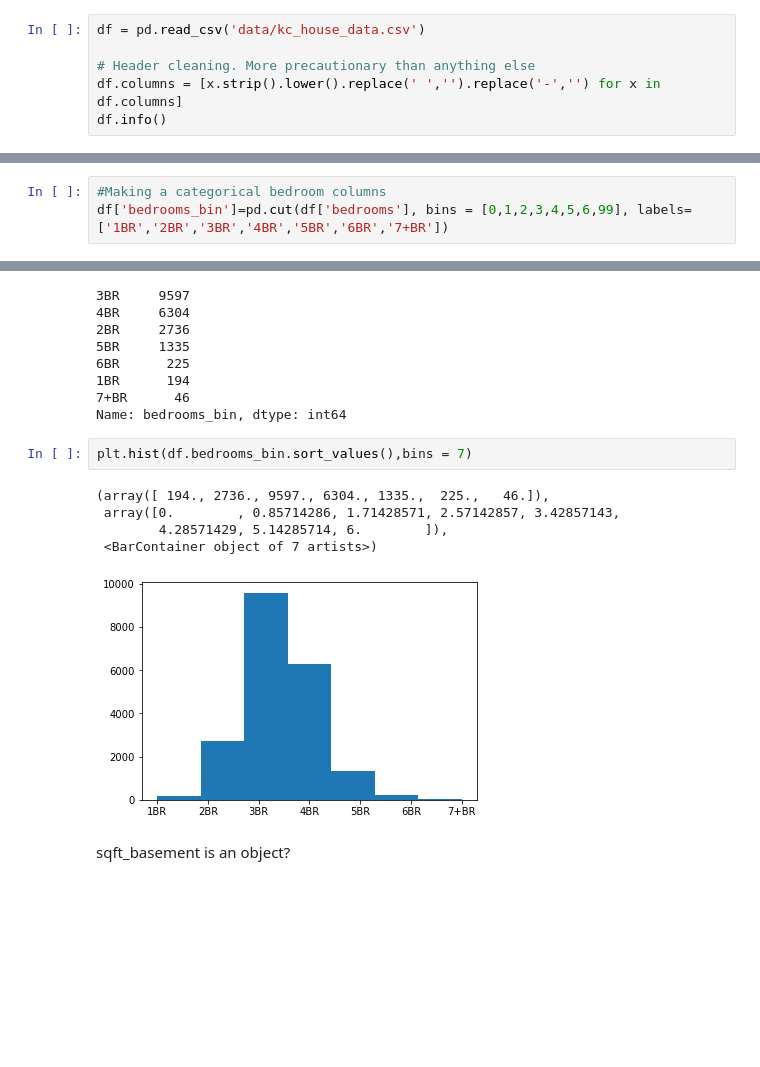
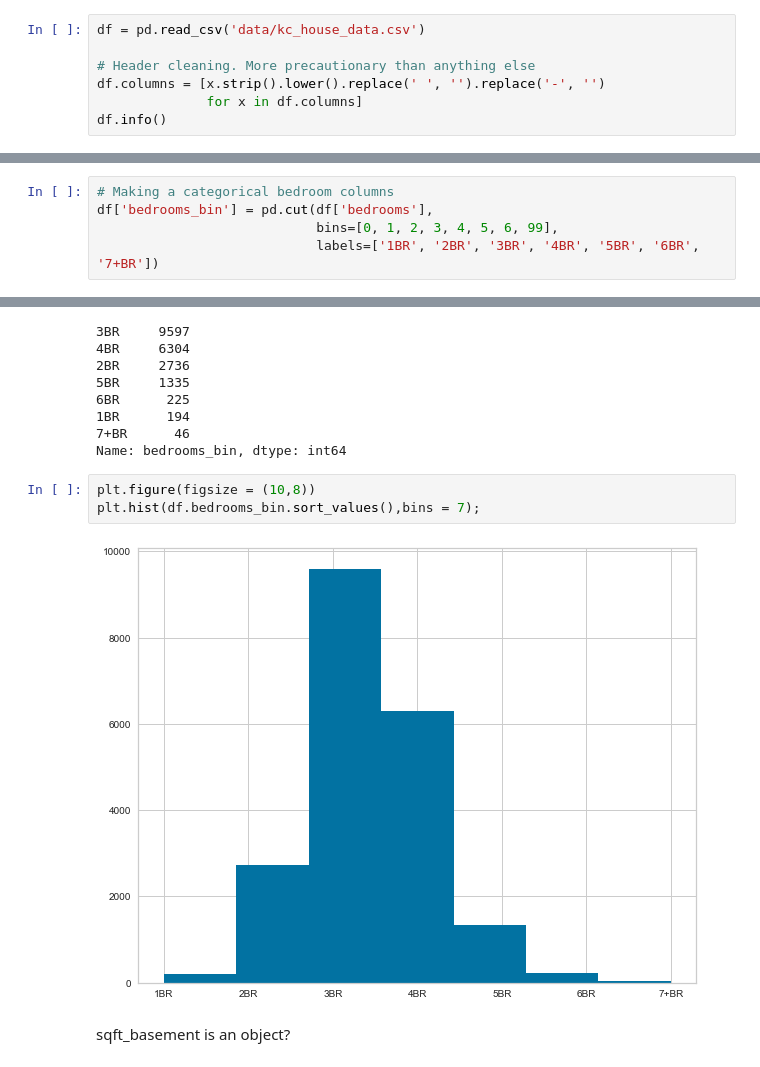
Before and after one commit to ssaeed85/dsc-ph2-KingsCountyRealEstate, a Jupyter notebook: Workspace/Saad/Notebook_Generalized.ipynb, the cells around one changed output, grey strips where cells are left out. Cells and saved outputs as stored; diff of their text form; blank space fills up the shorter version.

Commit message:
Updated my superworkbook. Also, added heatmap image

```diff
--- a/Workspace/Saad/Notebook_Generalized.ipynb
+++ b/Workspace/Saad/Notebook_Generalized.ipynb
@@ -25,7 +34,8 @@ warnings.filterwarnings('ignore')
 df = pd.read_csv('data/kc_house_data.csv')
 
 # Header cleaning. More precautionary than anything else
-df.columns = [x.strip().lower().replace(' ','').replace('-','') for x in df.columns]
+df.columns = [x.strip().lower().replace(' ', '').replace('-', '')
+              for x in df.columns]
 df.info()
 # %% [output]
 <class 'pandas.core.frame.DataFrame'>
@@ -106,8 +116,10 @@ df.bedrooms
 21596    2
 Name: bedrooms, Length: 20437, dtype: int64
 # %%
-#Making a categorical bedroom columns
-df['bedrooms_bin']=pd.cut(df['bedrooms'], bins = [0,1,2,3,4,5,6,99], labels=['1BR','2BR','3BR','4BR','5BR','6BR','7+BR'])
+# Making a categorical bedroom columns
+df['bedrooms_bin'] = pd.cut(df['bedrooms'],
+                            bins=[0, 1, 2, 3, 4, 5, 6, 99],
+                            labels=['1BR', '2BR', '3BR', '4BR', '5BR', '6BR', '7+BR'])
 # %%
 df['bedrooms_bin']
 # %% [output]
@@ -136,13 +148,10 @@ df.bedrooms_bin.value_counts()
 7+BR      46
 Name: bedrooms_bin, dtype: int64
 # %%
-plt.hist(df.bedrooms_bin.sort_values(),bins = 7)
+plt.figure(figsize = (10,8))
+plt.hist(df.bedrooms_bin.sort_values(),bins = 7);
 # %% [output]
-(array([ 194., 2736., 9597., 6304., 1335.,  225.,   46.]),
- array([0.        , 0.85714286, 1.71428571, 2.57142857, 3.42857143,
-        4.28571429, 5.14285714, 6.        ]),
- <BarContainer object of 7 artists>)
-[figure, old version]
+[figure, new version]
 # %% [markdown]
 sqft_basement is an object?
 # %%
```
Also changed, not shown: parts of 80 cells of this notebook, 1 other file.
